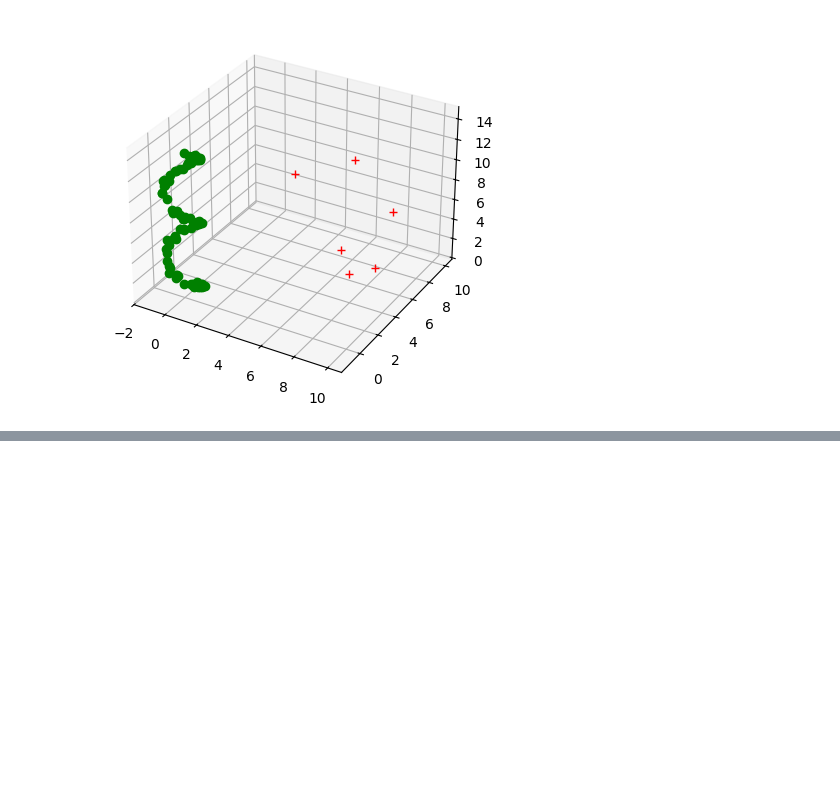
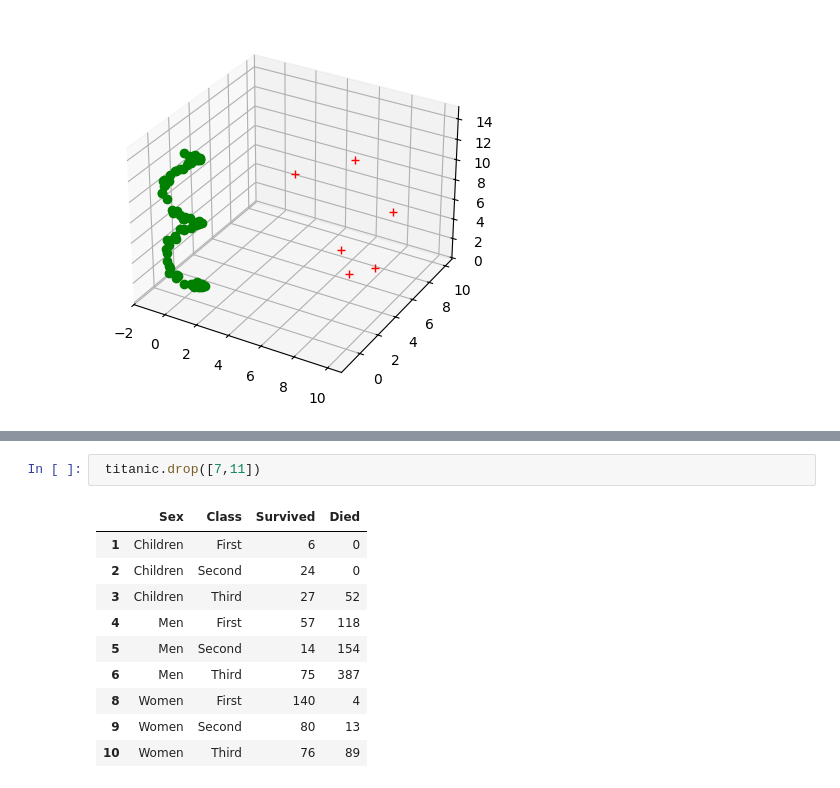
Before and after one commit to raghureddy-sripathi/Dice, a Jupyter notebook: bigdata.ipynb, the cells around one changed output, grey strips where cells are left out. Saved outputs shown, nothing was run; the diff lists cells and outputs as text; blank space fills up the shorter version.

```diff
--- a/bigdata.ipynb
+++ b/bigdata.ipynb
@@ -41,0 +65,13 @@
+# %%
+ titanic.drop([7,11])
+# %% [output]
+|  | Sex | Class | Survived | Died |
+| 1 | Children | First | 6 | 0 |
+| 2 | Children | Second | 24 | 0 |
+| 3 | Children | Third | 27 | 52 |
+| 4 | Men | First | 57 | 118 |
+| 5 | Men | Second | 14 | 154 |
+| 6 | Men | Third | 75 | 387 |
+| 8 | Women | First | 140 | 4 |
+| 9 | Women | Second | 80 | 13 |
+| 10 | Women | Third | 76 | 89 |
```
Also changed, not shown: parts of 7 cells of this notebook.
